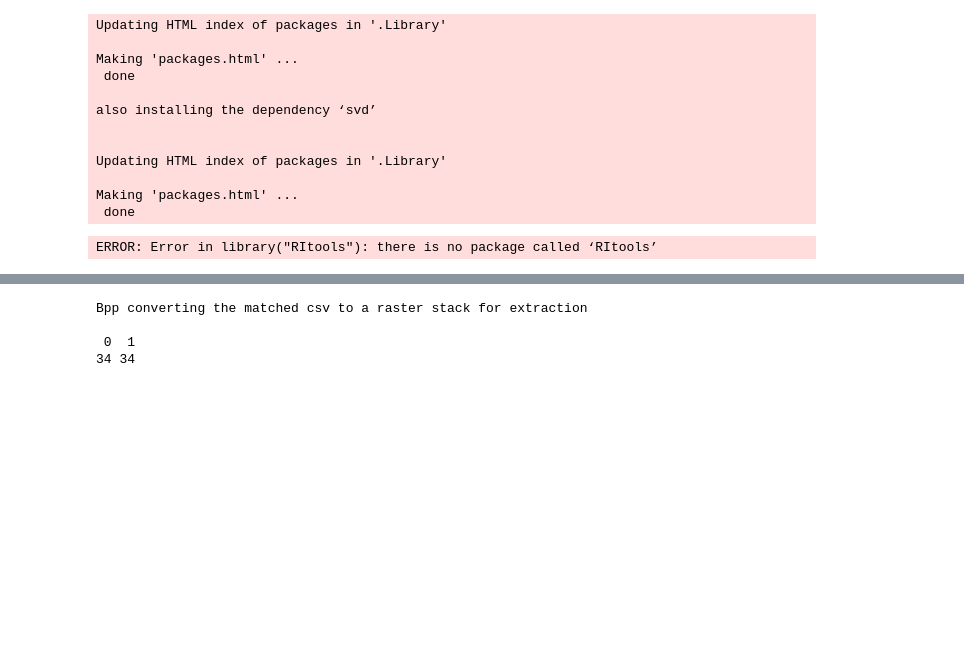
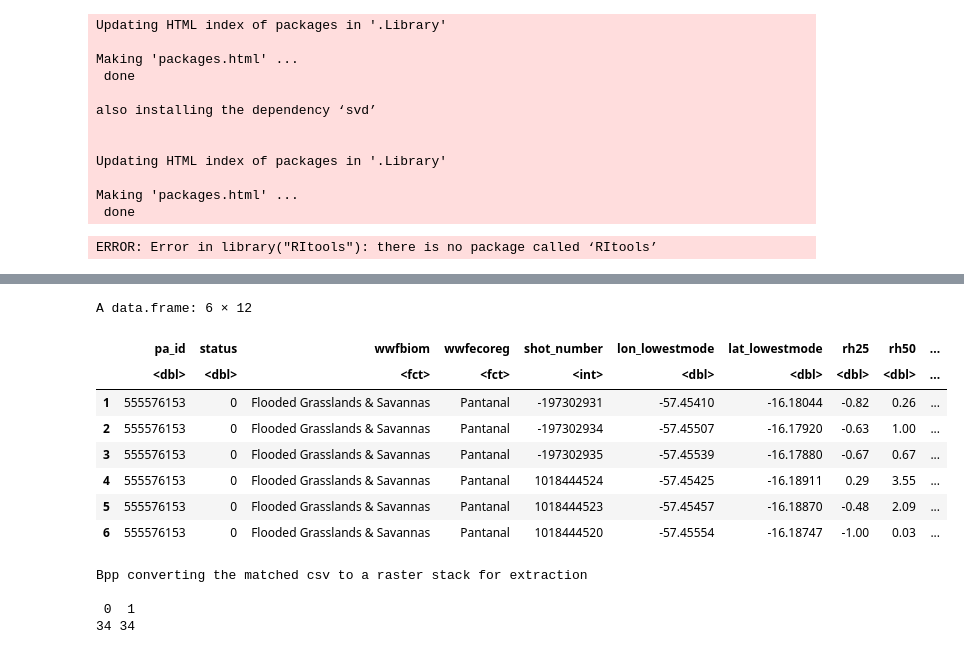
Before and after one commit to GEDI-PA/vl_GEDI-PA_2024, a Jupyter notebook: GEDI_global_PA_v2_script5_extract-Copy1.ipynb, the cells around one changed output, grey strips where cells are left out. Cells and saved outputs as stored; diff of their text form; code cells hidden in the pictures; blank space fills up the shorter version.

```diff
--- a/GEDI_global_PA_v2_script5_extract-Copy1.ipynb
+++ b/GEDI_global_PA_v2_script5_extract-Copy1.ipynb
@@ -156,3 +387,20 @@ source(paste(f.path,"matching_func_2024.R",sep=""))
+# %%
+iso_matched_gedi <-  iso_matched_gedi %>%
+            dplyr::select("pa_id","status","shot_number", "lat_lowestmode", "lon_lowestmode",
+                      "rh25", "rh50", "rh75","rh90", "rh98", "agbd", "agbd_se",
+                         "wwfbiom","wwfecoreg","pft","region")
+# %%
+head(iso_matched_gedi)
+# %% [output]
+A data.frame: 6 × 12
+|  | pa_id | status | wwfbiom | wwfecoreg | shot_number | lon_lowestmode | lat_lowestmode | rh25 | rh50 | ... |
+|  | <dbl> | <dbl> | <fct> | <fct> | <int> | <dbl> | <dbl> | <dbl> | <dbl> | ... |
+| 1 | 555576153 | 0 | Flooded Grasslands & Savannas | Pantanal | -197302931 | -57.45410 | -16.18044 | -0.82 | 0.26 | ... |
+| 2 | 555576153 | 0 | Flooded Grasslands & Savannas | Pantanal | -197302934 | -57.45507 | -16.17920 | -0.63 | 1.00 | ... |
+| 3 | 555576153 | 0 | Flooded Grasslands & Savannas | Pantanal | -197302935 | -57.45539 | -16.17880 | -0.67 | 0.67 | ... |
+| 4 | 555576153 | 0 | Flooded Grasslands & Savannas | Pantanal | 1018444524 | -57.45425 | -16.18911 | 0.29 | 3.55 | ... |
+| 5 | 555576153 | 0 | Flooded Grasslands & Savannas | Pantanal | 1018444523 | -57.45457 | -16.18870 | -0.48 | 2.09 | ... |
+| 6 | 555576153 | 0 | Flooded Grasslands & Savannas | Pantanal | 1018444520 | -57.45554 | -16.18747 | -1.00 | 0.03 | ... |
 # %%
 #f.path <- "/projects/my-public-bucket/GEDI_global_PA_v2/"
 f.path <- "s3://maap-ops-workspace/shared/leitoldv/GEDI_global_PA_v2/"
```
Also changed, not shown: parts of 23 cells of this notebook, 2 other files.
